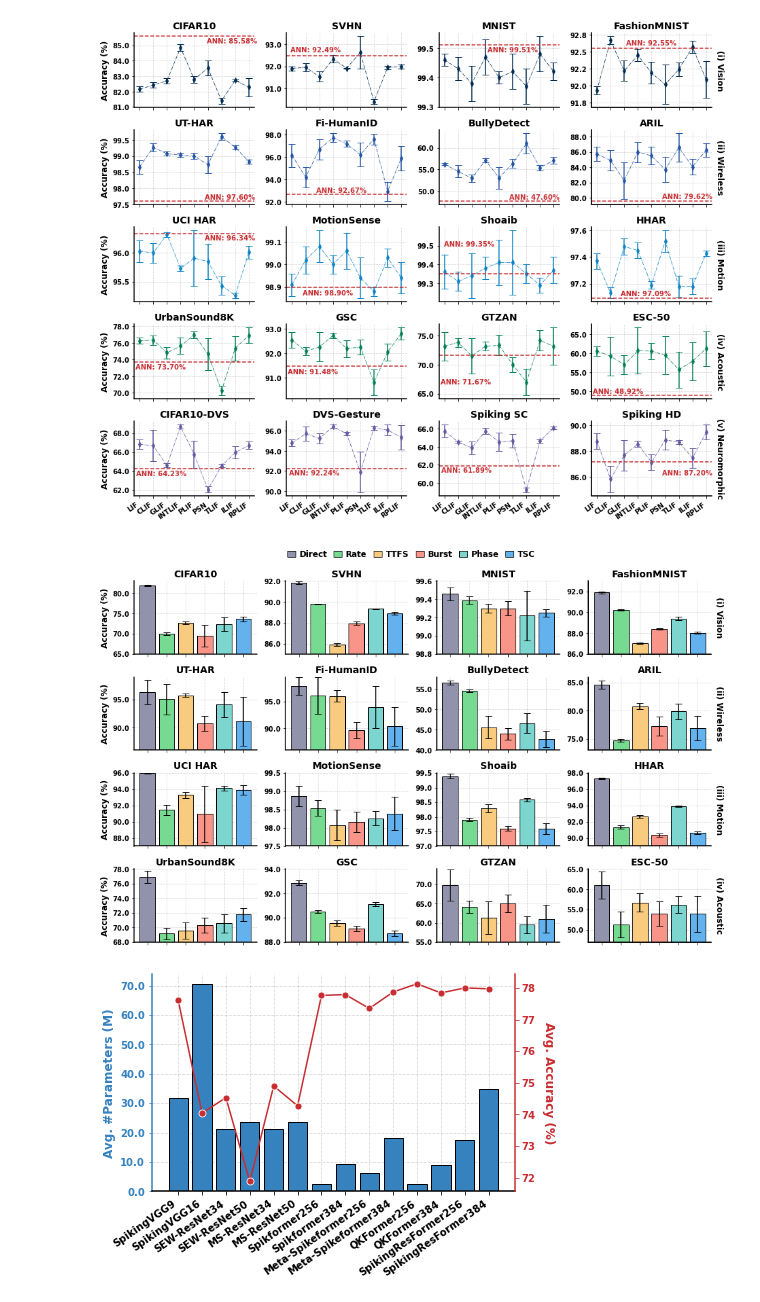
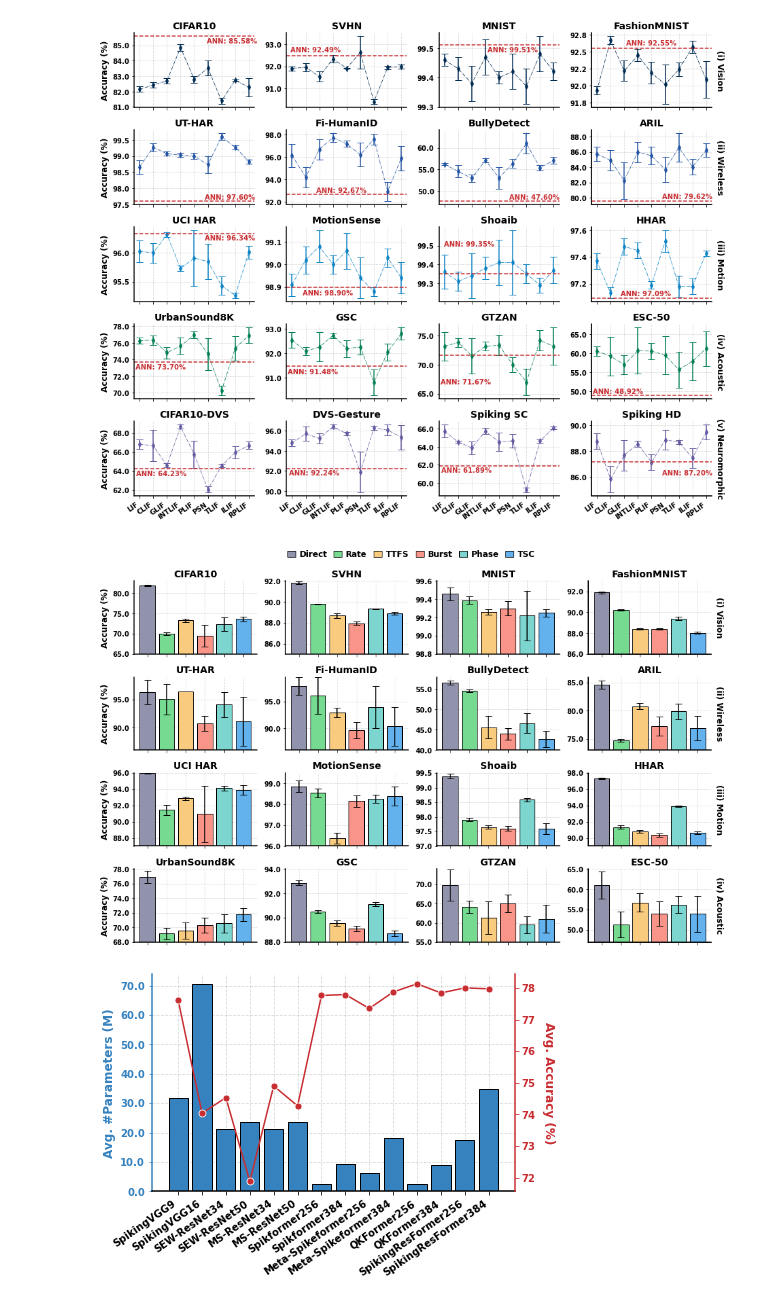
Before and after one commit to yudi-mars/Soul, a Jupyter notebook: demo/EDA_benchmarking.ipynb, the cells around one changed output. Cells and saved outputs as stored; diff of their text form; code cells hidden in the pictures.

```diff
--- a/demo/EDA_benchmarking.ipynb
+++ b/demo/EDA_benchmarking.ipynb
@@ -327,8 +327,8 @@ axs[3][3].set_title('ESC-50', fontweight='bold', fontsize=14)
 colors = ['#9192ab', '#76da91', '#f8cb7f', '#f89588', '#7cd6cf', '#63b2ee']
 
 # cifar10:  'Direct', 'Rate', 'TTFS', 'Burst', 'Phase', 'TSC'
-values = [81.83, 69.95, 72.70, 69.53, 72.35, 73.67]
-errors = [0.17, 0.32, 0.32, 2.63, 1.66, 0.59]
+values = [81.83, 69.95, 73.33, 69.53, 72.35, 73.67]
+errors = [0.17, 0.32, 0.40, 2.63, 1.66, 0.59]
 axs[0][0].set_ylim(65, 83)
 for i in x:
     axs[0][0].bar(
@@ -338,8 +338,8 @@ for i in x:
         edgecolor='black', zorder=2)
 
 # svhn:  'Direct', 'Rate', 'TTFS', 'Burst', 'Phase', 'TSC'
-values = [91.83, 89.78, 85.89, 87.95, 89.34, 88.89]
-errors = [0.13, 0.04, 0.14, 0.17, 0.02, 0.11]
+values = [91.83, 89.78, 88.70, 87.95, 89.34, 88.89]
+errors = [0.13, 0.04, 0.23, 0.17, 0.02, 0.11]
 axs[0][1].set_ylim(85, 92)
 for i in x:
     axs[0][1].bar(
@@ -349,8 +349,8 @@ for i in x:
         edgecolor='black', zorder=2)
 
 # mnist:  'Direct', 'Rate', 'TTFS', 'Burst', 'Phase', 'TSC'
-values = [99.46, 99.39, 99.30, 99.30, 99.22, 99.25]
-errors = [0.07, 0.04, 0.05, 0.08, 0.27, 0.04]
+values = [99.46, 99.39, 99.26, 99.30, 99.22, 99.25]
+errors = [0.07, 0.04, 0.03, 0.08, 0.27, 0.04]
 axs[0][2].set_ylim(98.8, 99.6)
 for i in x:
     axs[0][2].bar(
@@ -360,8 +360,8 @@ for i in x:
         edgecolor='black', zorder=2)
 
 # fashionmnist:  'Direct', 'Rate', 'TTFS', 'Burst', 'Phase', 'TSC'
-values = [91.90, 90.21, 87.02, 88.42, 89.40, 88.04]
-errors = [0.11, 0.08, 0.05, 0.08, 0.18, 0.07]
+values = [91.90, 90.21, 88.42, 88.42, 89.40, 88.04]
+errors = [0.11, 0.08, 0.08, 0.08, 0.18, 0.07]
 axs[0][3].set_ylim(86, 93)
 for i in x:
     axs[0][3].bar(
@@ -371,8 +371,8 @@ for i in x:
         edgecolor='black', zorder=2)
 
 # ut har:  'Direct', 'Rate', 'TTFS', 'Burst', 'Phase', 'TSC'
-values = [96.30, 95.06, 95.71, 90.73, 94.07, 91.12]
-errors = [2.17, 2.72, 0.3, 1.38, 2.27, 4.36]
+values = [96.30, 95.06, 96.39, 90.73, 94.07, 91.12]
+errors = [2.17, 2.72, 0., 1.38, 2.27, 4.36]
 axs[1][0].set_ylim(86, 99)
 for i in x:
     axs[1][0].bar(
@@ -382,8 +382,8 @@ for i in x:
         edgecolor='black', zorder=2)
 
 # fi-humanid:  'Direct', 'Rate', 'TTFS', 'Burst', 'Phase', 'TSC'
-values = [97.82, 96.07, 96, 89.67, 93.92, 90.40]
-errors = [1.61, 3.42, 1.08, 1.53, 3.93, 3.57]
+values = [97.82, 96.07, 92.92, 89.67, 93.92, 90.40]
+errors = [1.61, 3.42, 0.92, 1.53, 3.93, 3.57]
 axs[1][1].set_ylim(86, 99.5)
 for i in x:
     axs[1][1].bar(
@@ -415,8 +415,8 @@ for i in x:
         edgecolor='black', zorder=2)
 
 # uci har:  'Direct', 'Rate', 'TTFS', 'Burst', 'Phase', 'TSC'
-values = [96.02, 91.47, 93.28, 90.95, 94.15, 93.92]
-errors = [0.09, 0.63, 0.37, 3.45, 0.3, 0.58]
+values = [96.02, 91.47, 92.87, 90.95, 94.15, 93.92]
+errors = [0.09, 0.63, 0.18, 3.45, 0.3, 0.58]
 axs[2][0].set_ylim(87, 96)
 for i in x:
     axs[2][0].bar(
@@ -426,9 +426,9 @@ for i in x:
         edgecolor='black', zorder=2)
 
 # motionsense:  'Direct', 'Rate', 'TTFS', 'Burst', 'Phase', 'TSC'
-values = [98.86, 98.54, 98.07, 98.16, 98.26, 98.39]
-errors = [0.28, 0.22, 0.42, 0.28, 0.19, 0.45]
-axs[2][1].set_ylim(97.5, 99.5)
+values = [98.86, 98.54, 96.38, 98.16, 98.26, 98.39]
+errors = [0.28, 0.22, 0.27, 0.28, 0.19, 0.45]
+axs[2][1].set_ylim(96., 99.5)
 for i in x:
     axs[2][1].bar(
         i, values[i],
@@ -437,8 +437,8 @@ for i in x:
         edgecolor='black', zorder=2)
 
 # shoaib:  'Direct', 'Rate', 'TTFS', 'Burst', 'Phase', 'TSC'
-values = [99.39, 97.90, 98.29, 97.60, 98.59, 97.59]
-errors = [0.08, 0.06, 0.15, 0.08, 0.06, 0.18]
+values = [99.39, 97.90, 97.65, 97.60, 98.59, 97.59]
+errors = [0.08, 0.06, 0.05, 0.08, 0.06, 0.18]
 axs[2][2].set_ylim(97, 99.5)
 for i in x:
     axs[2][2].bar(
@@ -448,7 +448,7 @@ for i in x:
         edgecolor='black', zorder=2)
 
 # hhar:  'Direct', 'Rate', 'TTFS', 'Burst', 'Phase', 'TSC'
-values = [97.32, 91.33, 92.67, 90.34, 93.87, 90.61]
+values = [97.32, 91.33, 90.82, 90.34, 93.87, 90.61]
 errors = [0.07, 0.20, 0.16, 0.18, 0.09, 0.17]
 axs[2][3].set_ylim(89, 98)
 for i in x:
@@ -491,34 +491,34 @@ for i in x:
         yerr=errors[i], capsize=5,
         color=colors[i],
         edgecolor='black', zorder=2)
 
 # ESC:  'Direct', 'Rate', 'TTFS', 'Burst', 'Phase', 'TSC'
 values = [61, 51.33, 56.75, 54, 56.25, 53.92]
 errors = [3.36, 3.22, 2.29, 3.04, 2.14, 4.50]
 axs[3][3].set_ylim(47, 65)
 for i in x:
     axs[3][3].bar(
         i, values[i],
         yerr=errors[i], capsize=5,
         color=colors[i],
         edgecolor='black', zorder=2)
 
 fig.legend(
     categories,
     loc='upper center',
     bbox_to_anchor=(0.5, 1.05),
     ncol=len(categories),
     handlelength=1,
     handletextpad=0.5,
     columnspacing=.8,
     prop={'weight': 'bold', 'size': 12},
     frameon=False,
 )
 fig.tight_layout()
 plt.savefig('./cmp-encoding-sensing.pdf', dpi=300, bbox_inches="tight")
 plt.show()
 # %% [output]
-[figure, old version]
+[figure, new version]
 # %%
 fig, axs = plt.subplots(1, 1, figsize=(6.5, 4))
 categories = [
```
Also changed, not shown: 6 other files.
